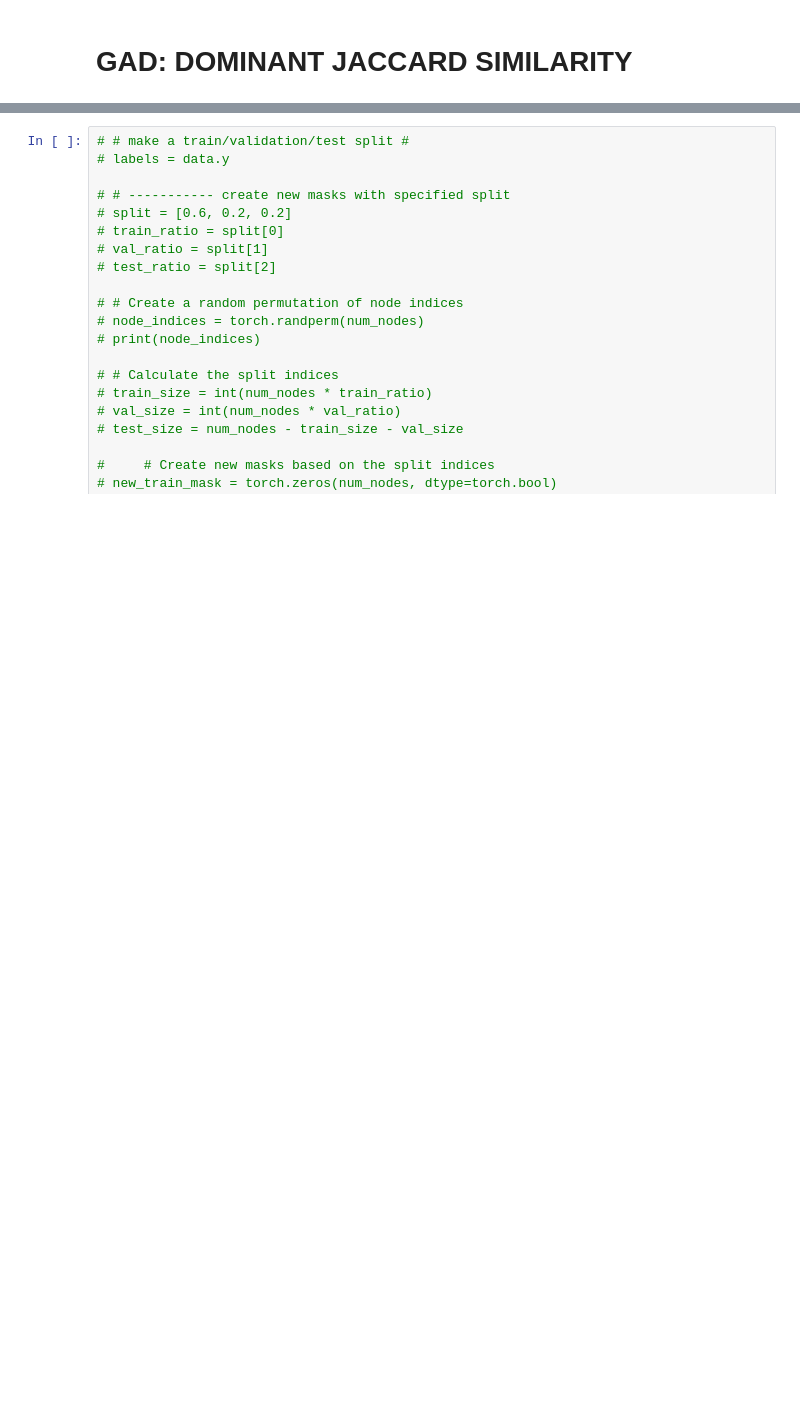
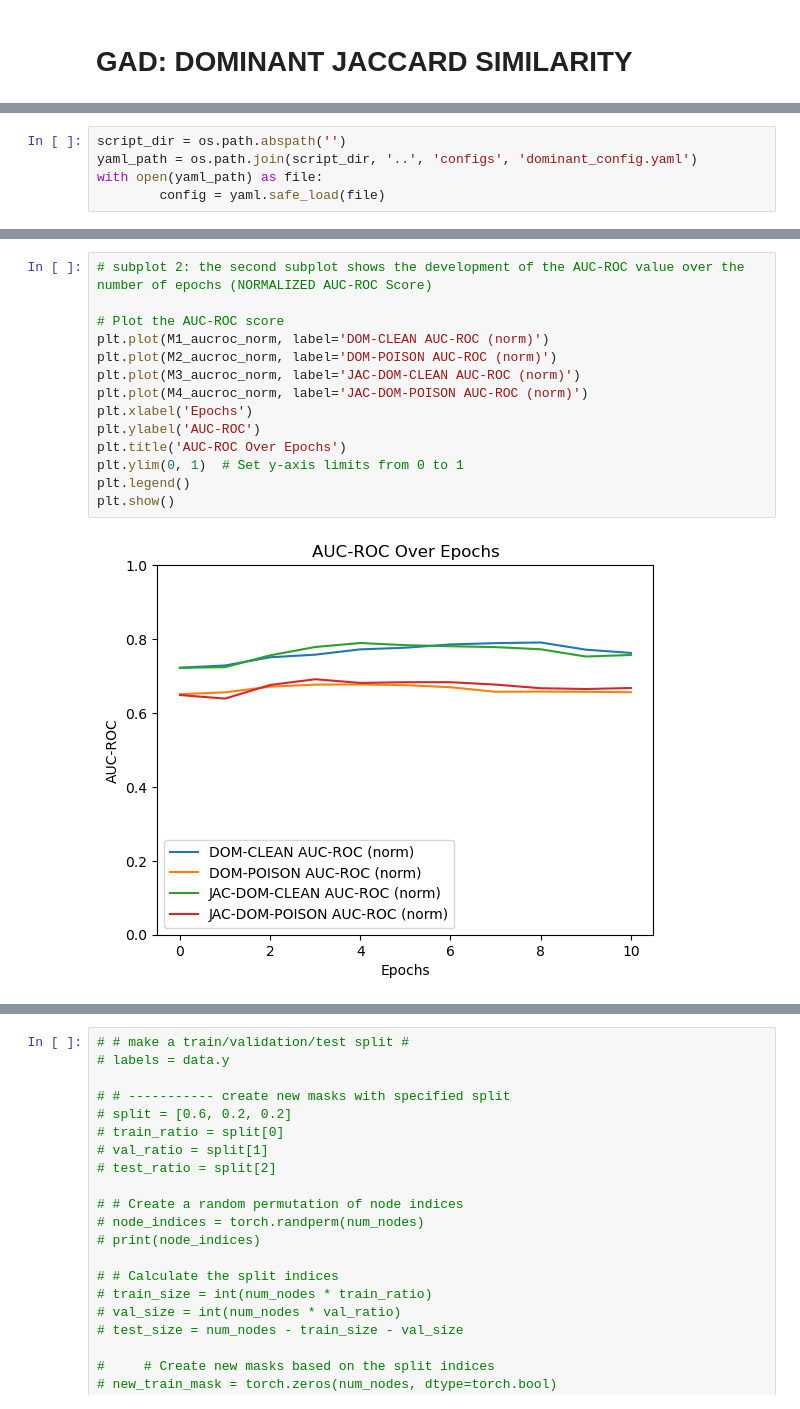
Before and after one commit to Grace-Melchiors/AAU-Dat6-Poison-GAD, a Jupyter notebook: notebooks/dominant_jaccard_sim.ipynb, the cells around one changed output, grey strips where cells are left out. Saved outputs shown, nothing was run; the diff lists cells and outputs as text; blank space fills up the shorter version.

```diff
--- a/notebooks/dominant_jaccard_sim.ipynb
+++ b/notebooks/dominant_jaccard_sim.ipynb
@@ -188,0 +166,5 @@ Data(x=[4039, 1283], edge_index=[2, 176626], y=[4039], adj=[4039, 4039])
+# %%
+script_dir = os.path.abspath('')
+yaml_path = os.path.join(script_dir, '..', 'configs', 'dominant_config.yaml')
+with open(yaml_path) as file:
+        config = yaml.safe_load(file)
@@ -188,0 +414,16 @@ Data(x=[4039, 1283], edge_index=[2, 176626], y=[4039], adj=[4039, 4039])
+# %%
+# subplot 2: the second subplot shows the development of the AUC-ROC value over the number of epochs (NORMALIZED AUC-ROC Score)
+
+# Plot the AUC-ROC score
+plt.plot(M1_aucroc_norm, label='DOM-CLEAN AUC-ROC (norm)')
+plt.plot(M2_aucroc_norm, label='DOM-POISON AUC-ROC (norm)')
+plt.plot(M3_aucroc_norm, label='JAC-DOM-CLEAN AUC-ROC (norm)')
+plt.plot(M4_aucroc_norm, label='JAC-DOM-POISON AUC-ROC (norm)')
+plt.xlabel('Epochs')
+plt.ylabel('AUC-ROC')
+plt.title('AUC-ROC Over Epochs')
+plt.ylim(0, 1)  # Set y-axis limits from 0 to 1
+plt.legend()
+plt.show()
+# %% [output]
+[figure, added]
```
Also changed, not shown: parts of 29 cells of this notebook, 8 other files.
